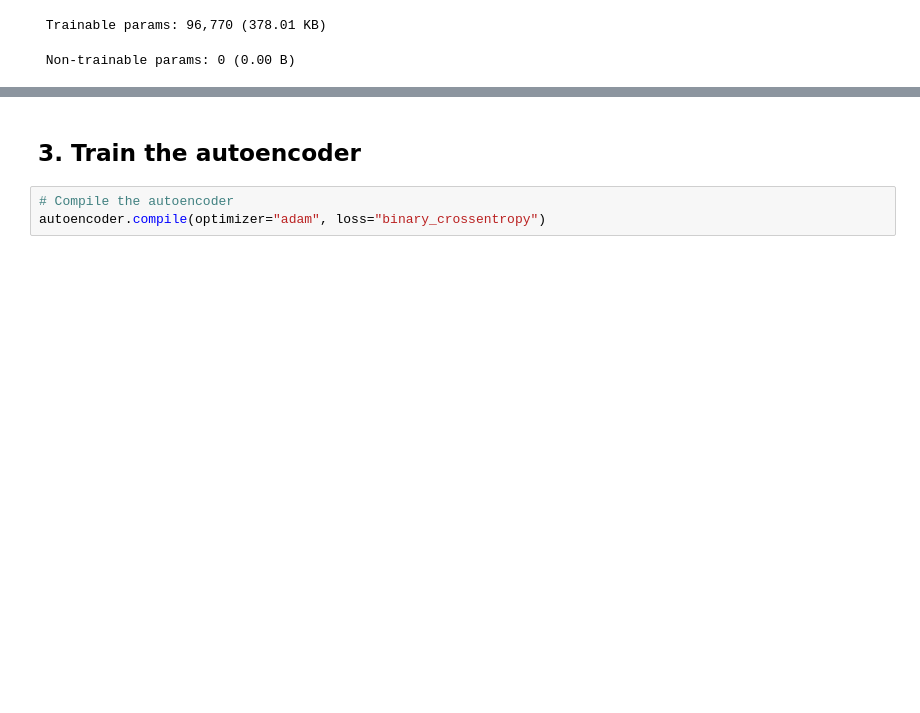
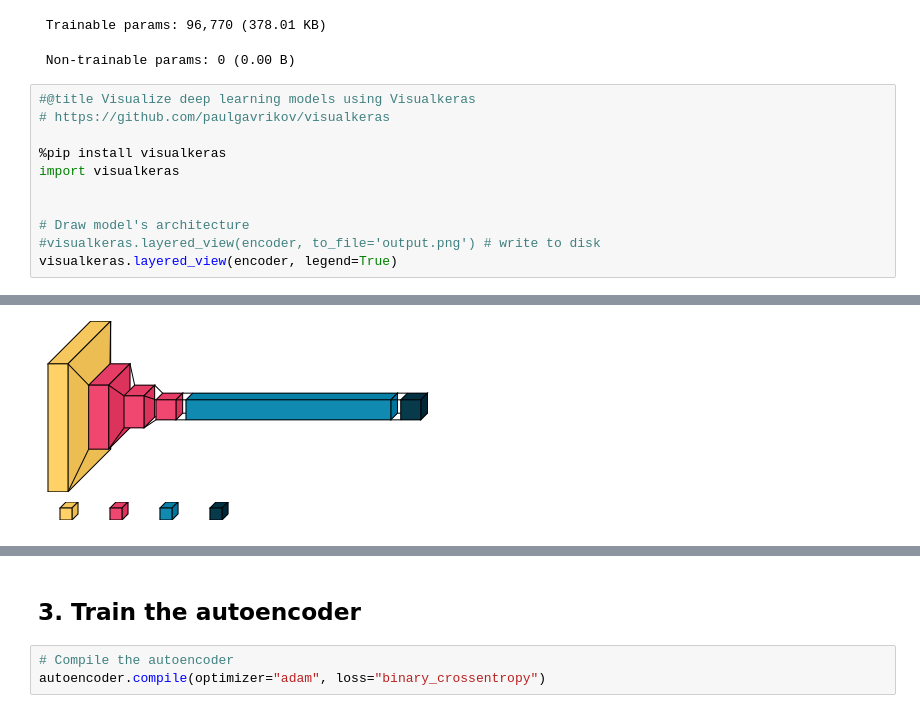
Before and after one commit to bforoura/GenAI, a Jupyter notebook: Module3/autoencoder.ipynb, the cells around one changed output, grey strips where cells are left out. Saved outputs shown, nothing was run; the diff lists cells and outputs as text; blank space fills up the shorter version.

```diff
--- a/Module3/autoencoder.ipynb
+++ b/Module3/autoencoder.ipynb
@@ -105,3 +105,15 @@ Model: "functional"
  Total params: 96,770 (378.01 KB)
  Trainable params: 96,770 (378.01 KB)
  Non-trainable params: 0 (0.00 B)
+# %%
+#@title Visualize deep learning models using Visualkeras
+# https://github.com/paulgavrikov/visualkeras
+
+%pip install visualkeras
+import visualkeras
+
+
+# Draw model's architecture
+#visualkeras.layered_view(encoder, to_file='output.png') # write to disk
+visualkeras.layered_view(encoder, legend=True)
+# %% [output]
@@ -108,3 +124,4 @@ Model: "functional"
+[figure, added]
 # %%
 # Decoder
 decoder_input = layers.Input(shape=(EMBEDDING_DIM,), name="decoder_input")
```
Also changed, not shown: parts of 12 cells of this notebook.
